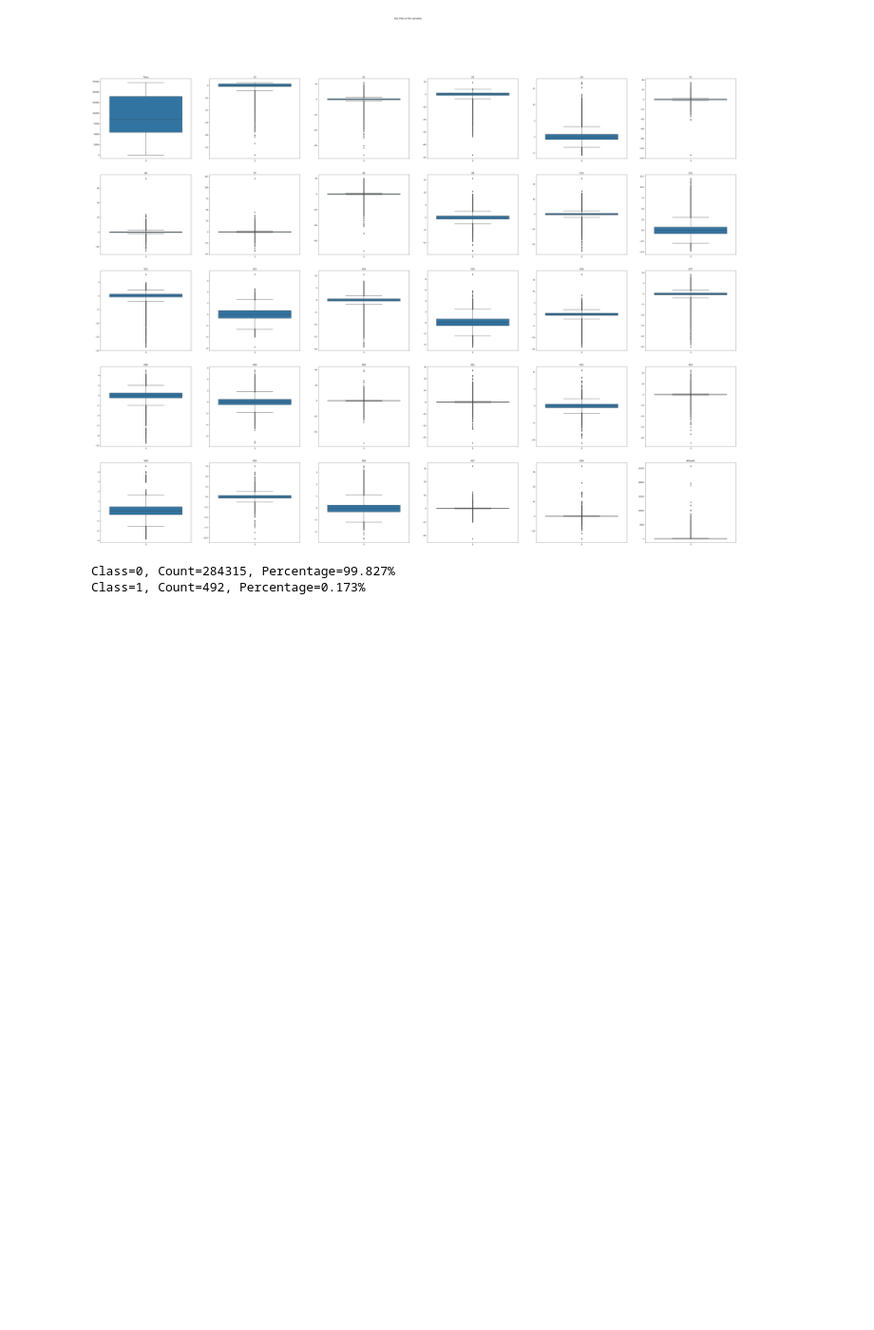
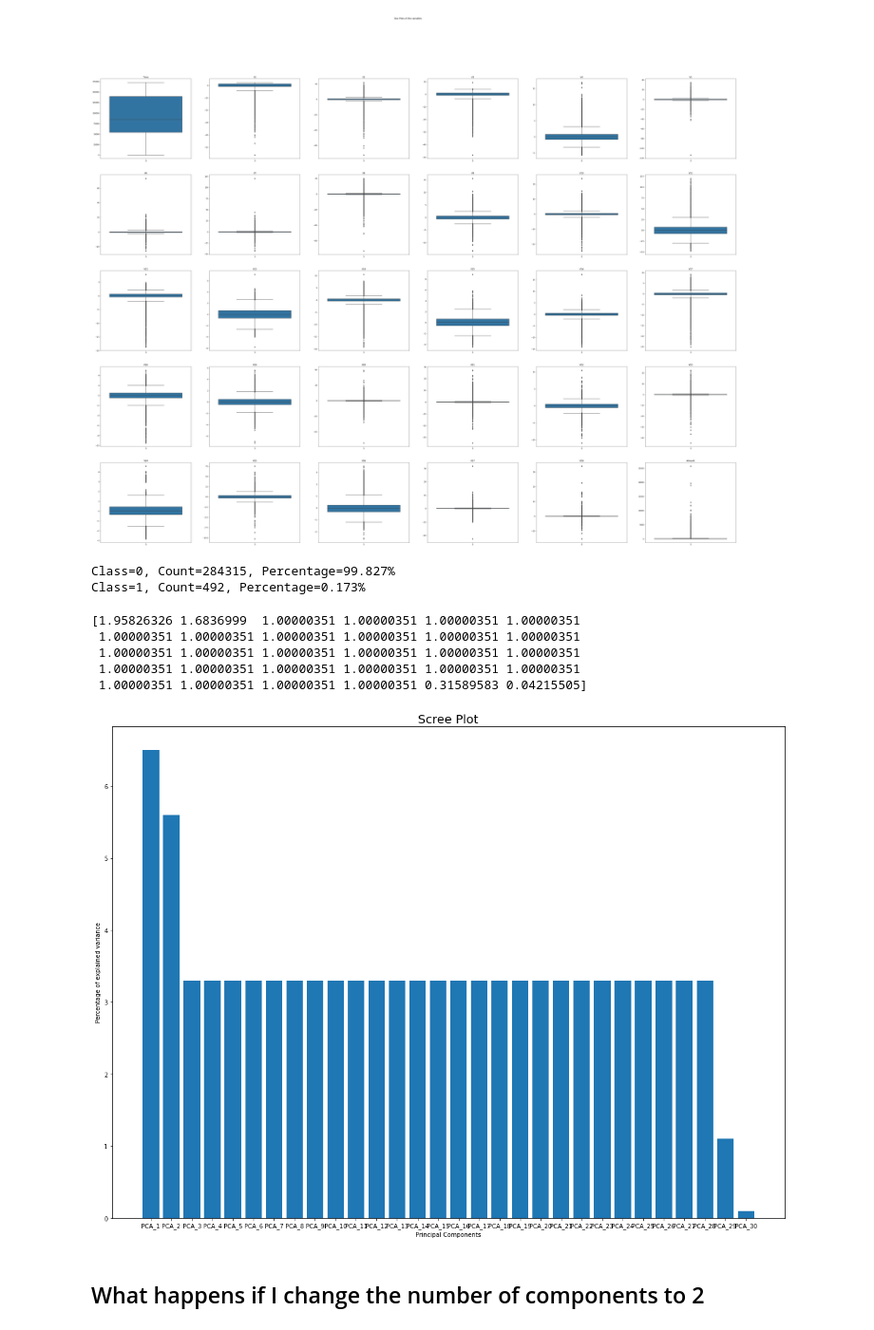
Before and after one commit to chatterjeerajdeep/credit_card_fraud_detection, a Jupyter notebook: notebook.ipynb, the cells around one changed output. Shown: that part at 95% size. Drawn from its saved outputs; the diff is of its cells as text; code cells hidden in the pictures; blank space fills up the shorter version.

```diff
--- a/notebook.ipynb
+++ b/notebook.ipynb
@@ -6,6 +8,6 @@ import matplotlib.pyplot as plt
 # %%
 # read dataset
-df = pd.read_csv("/content/creditcard.csv")
+df = pd.read_csv("./creditcard.csv")
 # %%
 # get data dimensions
 df.shape
@@ -57,3 +59,32 @@ for i in range(len(classes)):
 # %% [output]
 Class=0, Count=284315, Percentage=99.827%
 Class=1, Count=492, Percentage=0.173%
+# %%
+# the amount class needs to be scaled before PCA is applied to it
+scaler = StandardScaler()
+X = scaler.fit_transform(df.drop("Class", axis=1))
+# %%
+pca = PCA()
+X_pca = pca.fit_transform(X)
+# %%
+print(pca.explained_variance_)
+# %% [output]
+[1.95826326 1.6836999  1.00000351 1.00000351 1.00000351 1.00000351
+ 1.00000351 1.00000351 1.00000351 1.00000351 1.00000351 1.00000351
+ 1.00000351 1.00000351 1.00000351 1.00000351 1.00000351 1.00000351
+ 1.00000351 1.00000351 1.00000351 1.00000351 1.00000351 1.00000351
+ 1.00000351 1.00000351 1.00000351 1.00000351 0.31589583 0.04215505]
+# %%
+per_var = np.round(pca.explained_variance_ratio_ * 100, decimals=1)
+labels = ["PCA_"+str(i) for i in range(1, len(per_var)+1)]
+# %%
+fig = plt.figure(figsize=(20, 15))
+plt.bar(x = range(1, len(per_var)+1), height=per_var, tick_label=labels)
+plt.ylabel('Percentage of explained variance')
+plt.xlabel('Principal Components')
+plt.title('Scree Plot', fontsize=20)
+plt.show()
+# %% [output]
+[figure, added]
+# %% [markdown]
+## What happens if I change the number of components to 2
```
Also changed, not shown: parts of 8 cells of this notebook, 1 other file.
